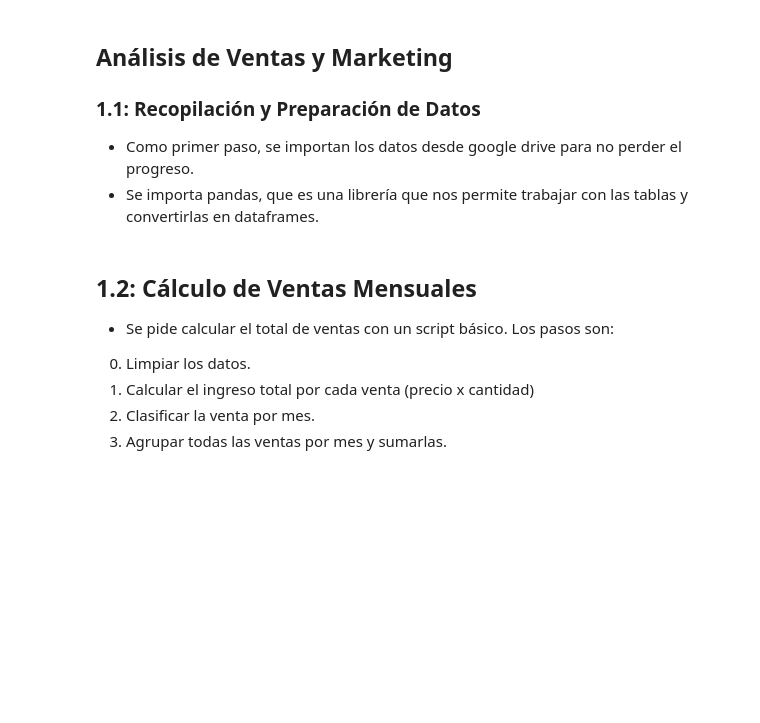
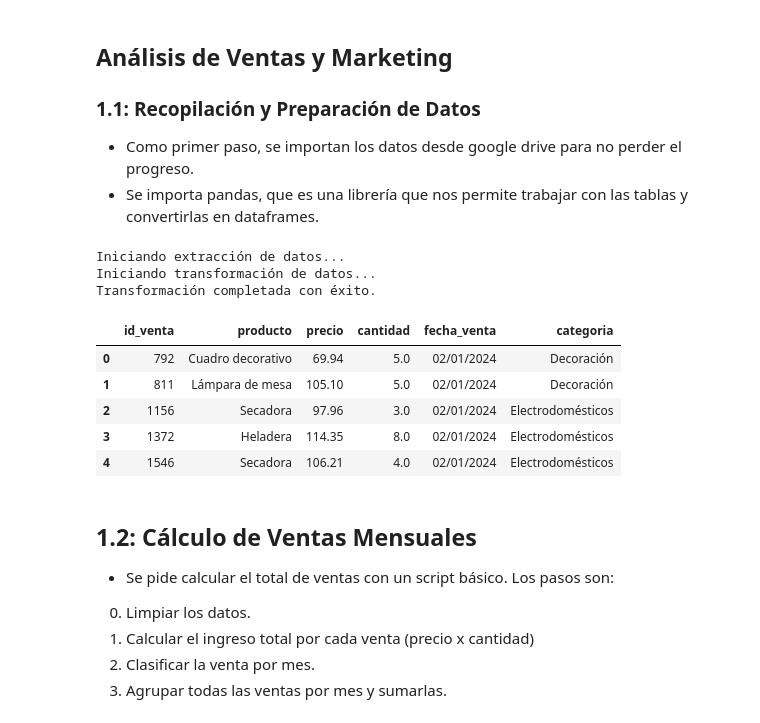
Before and after one commit to karenymorel/analisis-exploratorio-datos-python, a Jupyter notebook: AnalisisDatos_portfolio.ipynb, the cells around one changed output. Drawn from its saved outputs; the diff is of its cells as text; code cells hidden in the pictures; blank space fills up the shorter version.

```diff
--- a/AnalisisDatos_portfolio.ipynb
+++ b/AnalisisDatos_portfolio.ipynb
@@ -35,21 +38,32 @@ WARNING: Ignoring invalid distribution ~potdl (C:\Users\karen\miniconda3\Lib\sit
 # %%
 import pandas as pd
 import matplotlib.pyplot as plt
 import seaborn as sns
 import plotly.express as px
 import plotly.graph_objects as go
 from plotly.subplots import make_subplots
 import numpy as np
 
 sns.set_theme(style="whitegrid")
 plt.style.use('seaborn-v0_8-whitegrid')
 
 from etl_pipeline import extract_data, transform_data
 
 df_v, df_c, df_m = extract_data()
-df_final = transform_data(df_v, df_c, df_m)
 
-df_final.head()
+df_ventas, df_clientes, df_marketing = transform_data(df_v, df_c, df_m)
+
+df_ventas.head()
+# %% [output]
+Iniciando extracción de datos...
+Iniciando transformación de datos...
+Transformación completada con éxito.
+|  | id_venta | producto | precio | cantidad | fecha_venta | categoria |
+| 0 | 792 | Cuadro decorativo | 69.94 | 5.0 | 02/01/2024 | Decoración |
+| 1 | 811 | Lámpara de mesa | 105.10 | 5.0 | 02/01/2024 | Decoración |
+| 2 | 1156 | Secadora | 97.96 | 3.0 | 02/01/2024 | Electrodomésticos |
+| 3 | 1372 | Heladera | 114.35 | 8.0 | 02/01/2024 | Electrodomésticos |
+| 4 | 1546 | Secadora | 106.21 | 4.0 | 02/01/2024 | Electrodomésticos |
 # %% [markdown]
 ## **1.2: Cálculo de Ventas Mensuales**
 
```
Also changed, not shown: parts of 5 cells of this notebook.
